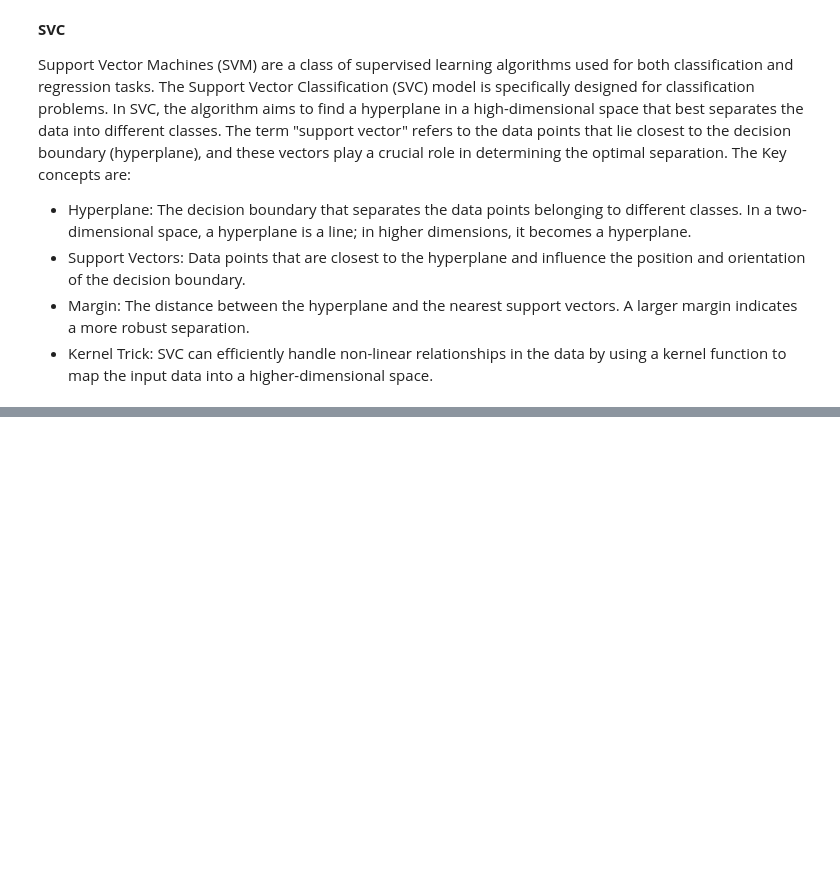
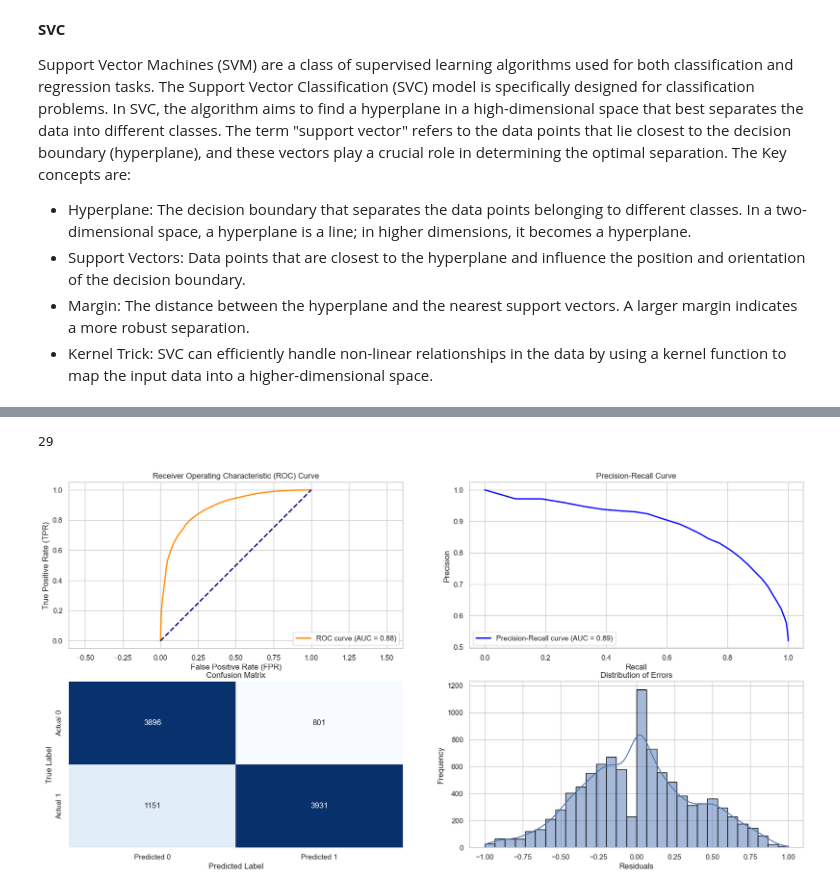
Before and after one commit to IsabellaPodavini/Machine_Learning, a Jupyter notebook: project.ipynb, the cells around one changed output, grey strips where cells are left out. Drawn from its saved outputs; the diff is of its cells as text; code cells hidden in the pictures; blank space fills up the shorter version.

```diff
--- a/project.ipynb
+++ b/project.ipynb
@@ -573,0 +624,12 @@ Support Vector Machines (SVM) are a class of supervised learning algorithms used
+# %%
+best_index = np.argmax(scores)
+best_k = k_values[best_index]
+print(best_k)
+# %% [output]
+29
+# %%
+model = Model(KNeighborsClassifier(n_neighbors=best_k),scaled=True, name='Best KNN')
+model.fit()
+model.visualize_metrics()
+# %% [output]
+[figure, added]
```
Also changed, not shown: parts of 35 cells of this notebook, 4 other files.
